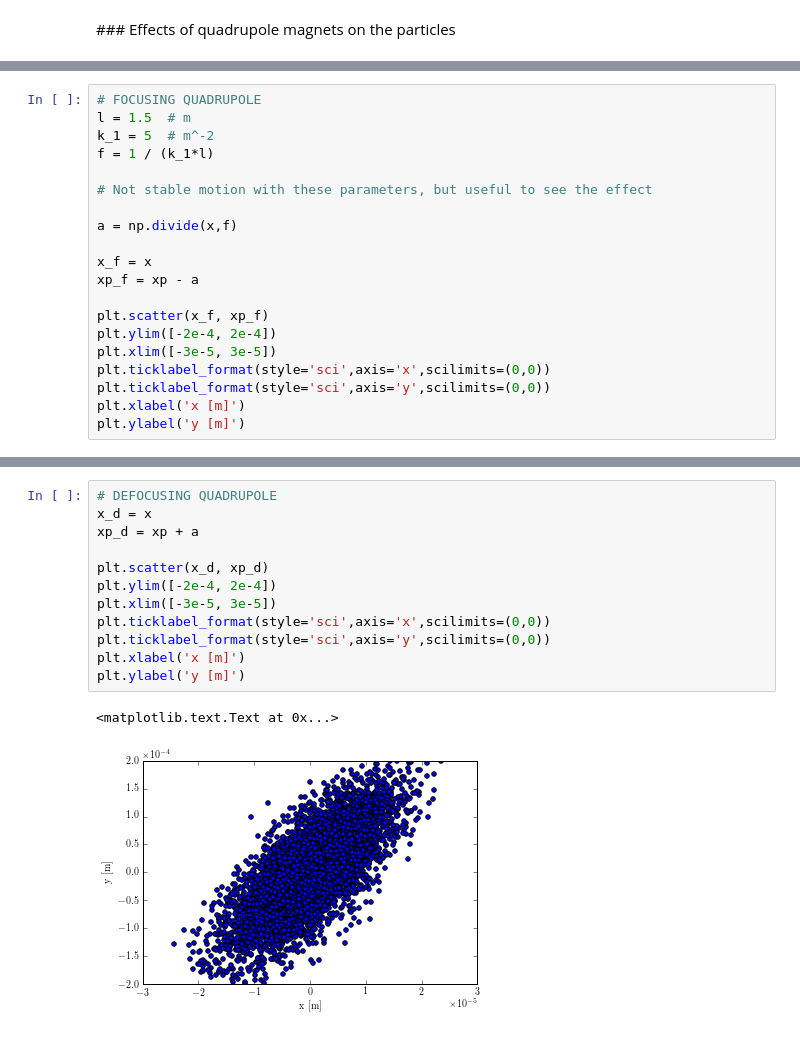
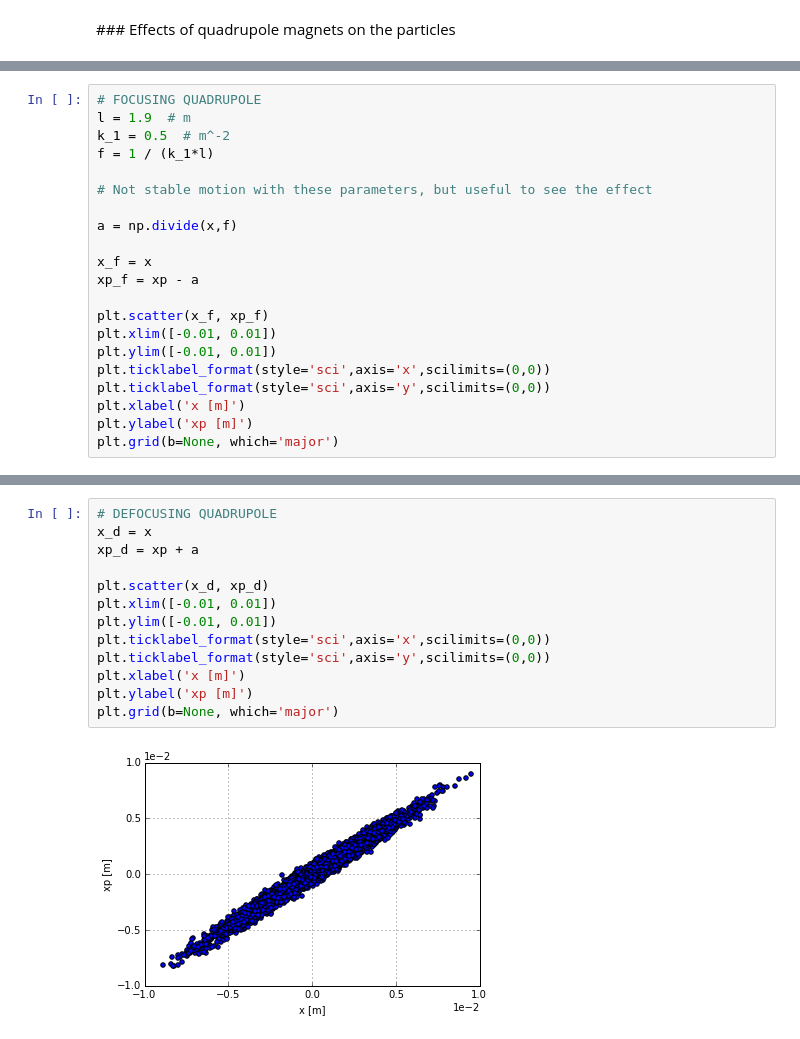
Before and after one commit to jfwagner/Toolkit, a Jupyter notebook: notebooks/magnets.ipynb, the cells around one changed output, grey strips where cells are left out. Drawn from its saved outputs; the diff is of its cells as text.

```diff
--- a/notebooks/magnets.ipynb
+++ b/notebooks/magnets.ipynb
@@ -402,7 +411,7 @@ plt.ylabel('xp [m]')
 # %%
 # FOCUSING QUADRUPOLE
-l = 1.5  # m
-k_1 = 5  # m^-2
+l = 1.9  # m
+k_1 = 0.5  # m^-2
 f = 1 / (k_1*l)
 
 # Not stable motion with these parameters, but useful to see the effect
@@ -413,10 +422,11 @@ x_f = x
 xp_f = xp - a
 
 plt.scatter(x_f, xp_f)
-plt.ylim([-2e-4, 2e-4])
-plt.xlim([-3e-5, 3e-5])
+plt.xlim([-0.01, 0.01])
+plt.ylim([-0.01, 0.01])
 plt.ticklabel_format(style='sci',axis='x',scilimits=(0,0))
 plt.ticklabel_format(style='sci',axis='y',scilimits=(0,0))
 plt.xlabel('x [m]')
-plt.ylabel('y [m]')
+plt.ylabel('xp [m]')
+plt.grid(b=None, which='major')
 # %% [output]
@@ -425,15 +434,15 @@ plt.ylabel('y [m]')
 # %%
 # DEFOCUSING QUADRUPOLE
 x_d = x
 xp_d = xp + a
 
 plt.scatter(x_d, xp_d)
-plt.ylim([-2e-4, 2e-4])
-plt.xlim([-3e-5, 3e-5])
+plt.xlim([-0.01, 0.01])
+plt.ylim([-0.01, 0.01])
 plt.ticklabel_format(style='sci',axis='x',scilimits=(0,0))
 plt.ticklabel_format(style='sci',axis='y',scilimits=(0,0))
 plt.xlabel('x [m]')
-plt.ylabel('y [m]')
+plt.ylabel('xp [m]')
+plt.grid(b=None, which='major')
 # %% [output]
-<matplotlib.text.Text at 0x...>
-[figure, old version]
+[figure, new version]
```
Also changed, not shown: parts of 11 cells of this notebook.
